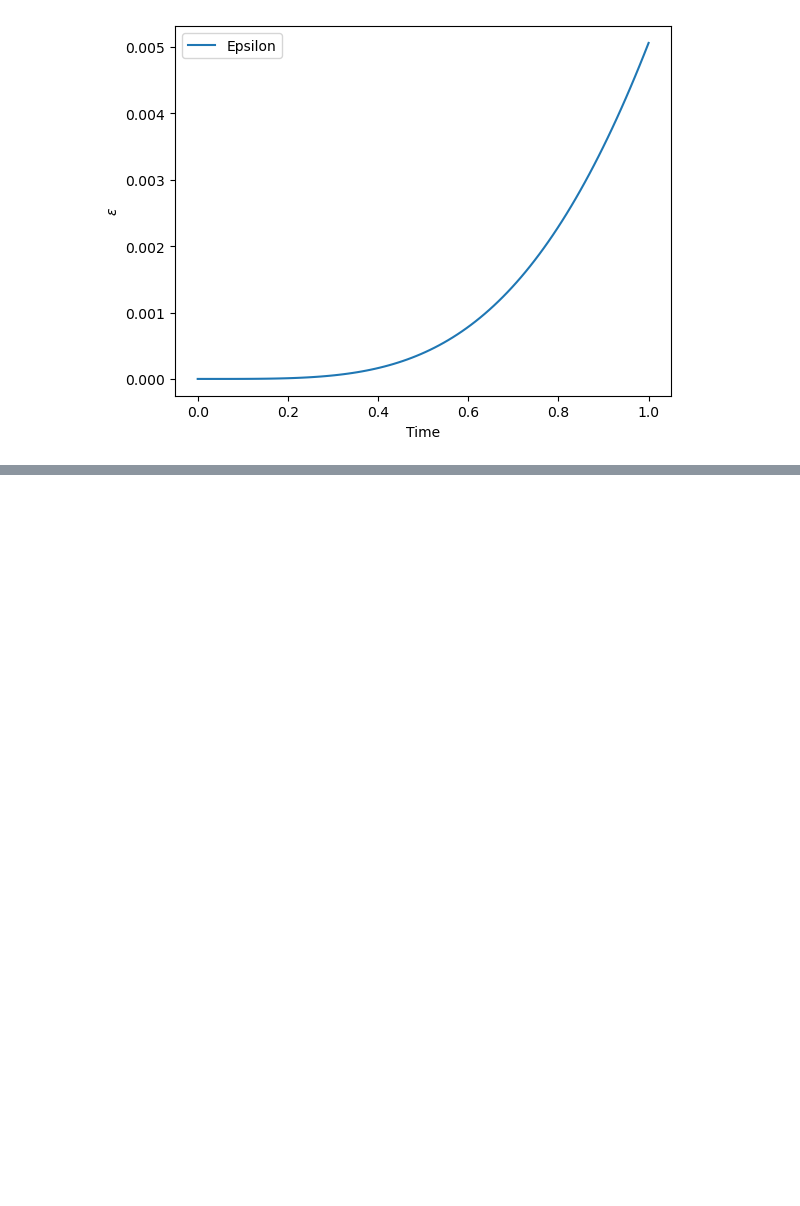
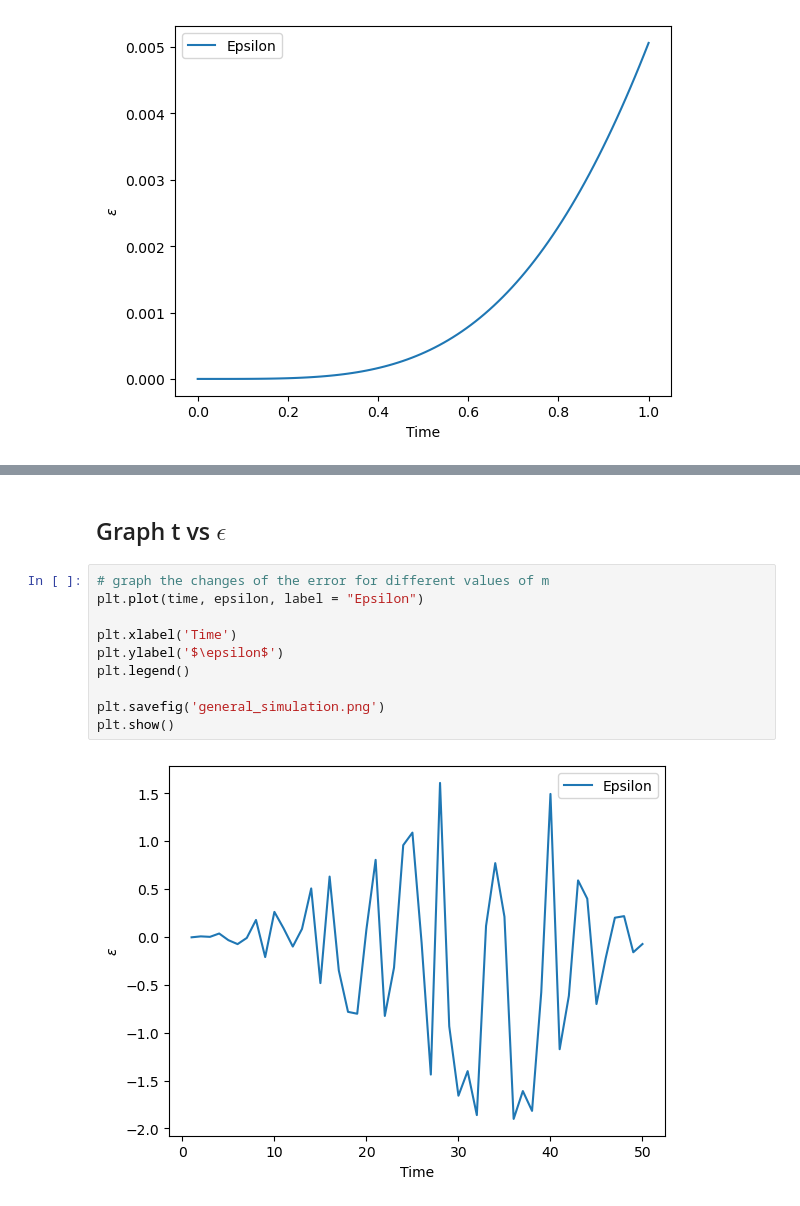
Before and after one commit to BonnieMorales/quantum-research, a Jupyter notebook: Simulation-Dynamical-Decoupling.ipynb, the cells around one changed output, grey strips where cells are left out. Cells and saved outputs as stored; diff of their text form; blank space fills up the shorter version.

Commit message:
DD generalization code

```diff
--- a/Simulation-Dynamical-Decoupling.ipynb
+++ b/Simulation-Dynamical-Decoupling.ipynb
@@ -63,0 +124,14 @@ Noisy system: **$e^{-i(Z+\lambda{X})t_1}+e^{-i(Z+\lambda{X})t_2}+...+e^{-i(Z+\la
+# %% [markdown]
+## Graph t vs $\epsilon$
+# %%
+# graph the changes of the error for different values of m
+plt.plot(time, epsilon, label = "Epsilon")
+
+plt.xlabel('Time')
+plt.ylabel('$\epsilon$')
+plt.legend()
+
+plt.savefig('general_simulation.png')
+plt.show()
+# %% [output]
+[figure, added]
```
Also changed, not shown: parts of 8 cells of this notebook, 3 other files.
